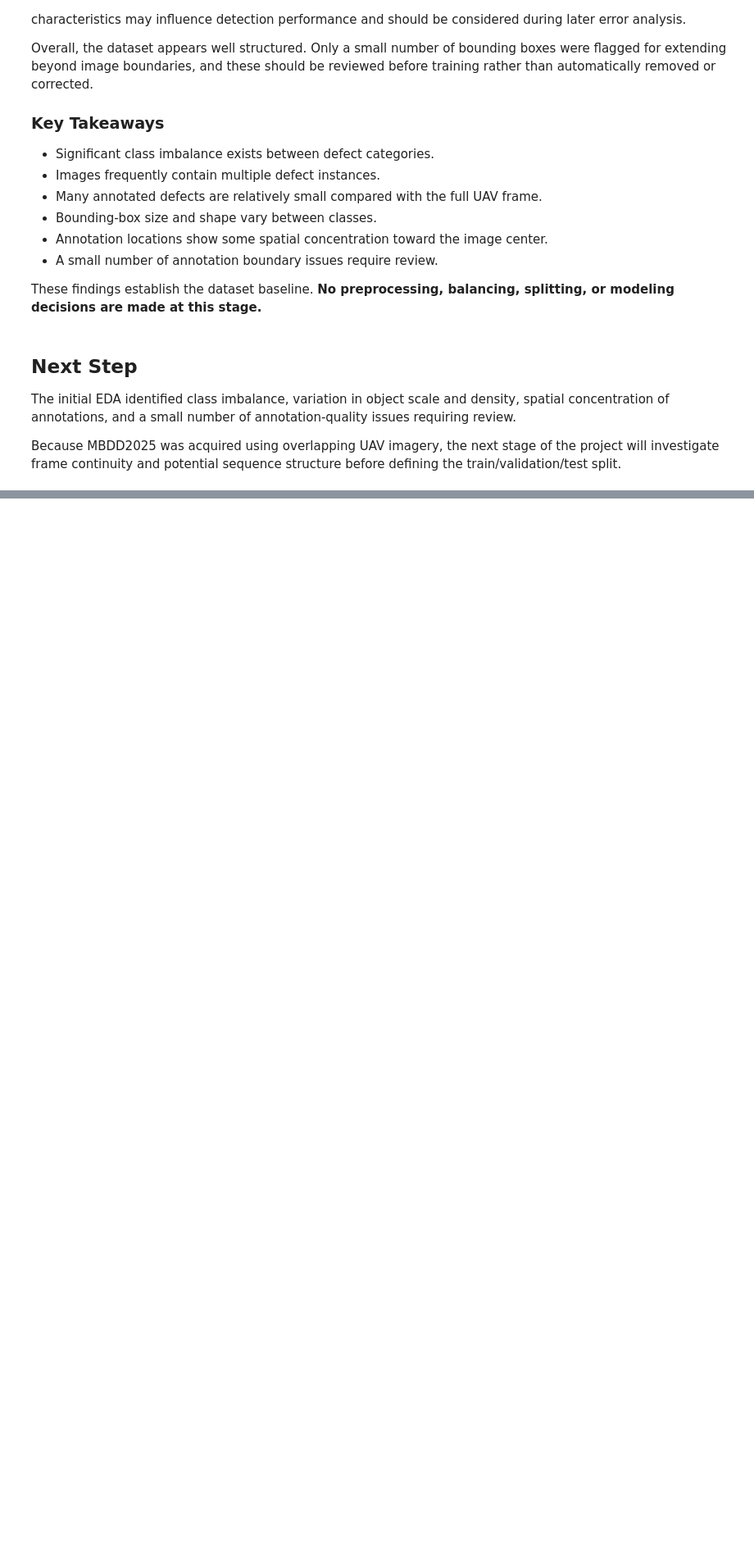
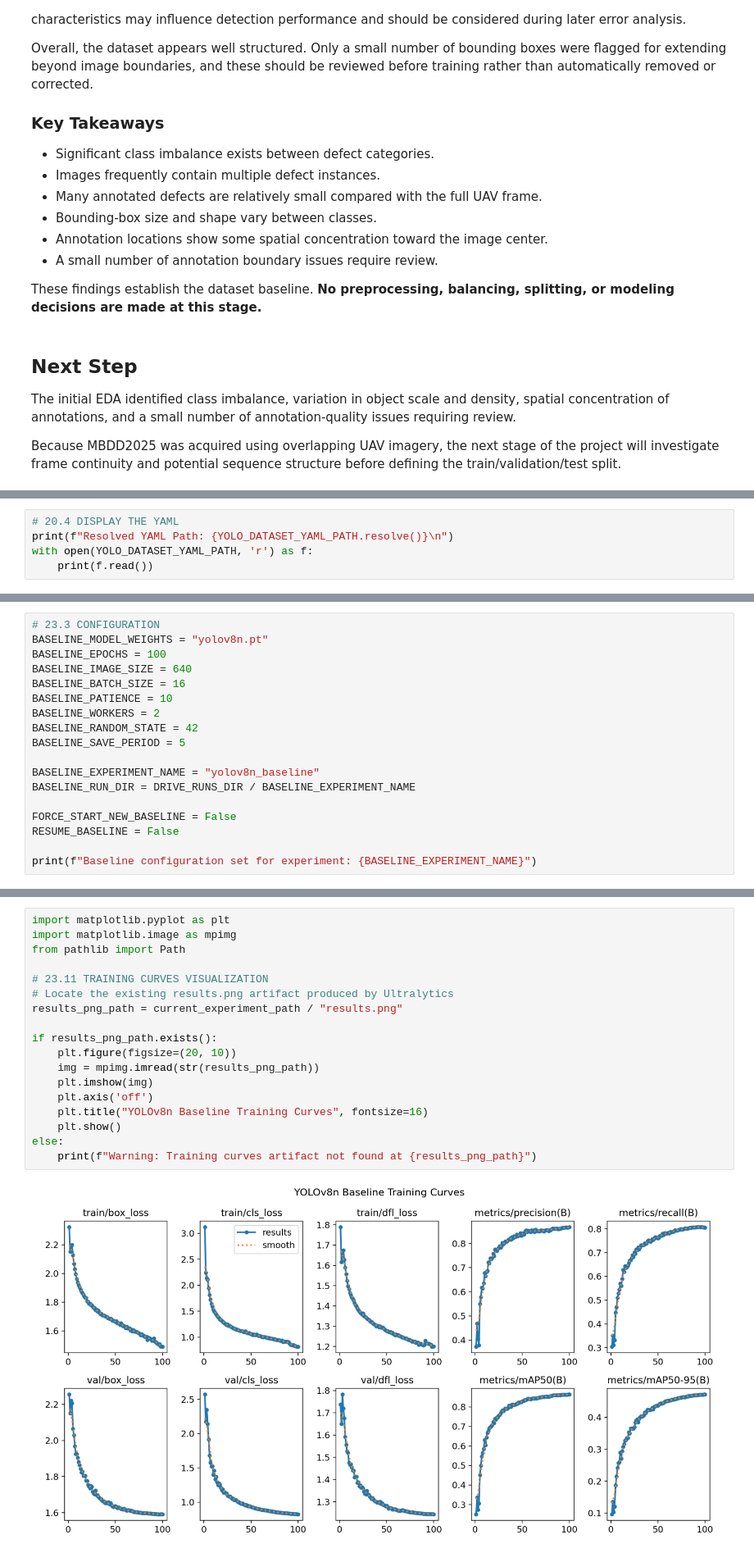
Before and after one commit to Ouriel91/ai-deep-learning-course, a Jupyter notebook: project_02_mbdd2025/project_2_Ouri_Ilya.ipynb, the cells around one changed output, grey strips where cells are left out. Shown at 82% size. Drawn from its saved outputs; the diff is of its cells as text; blank space fills up the shorter version.

```diff
--- a/project_02_mbdd2025/project_2_Ouri_Ilya.ipynb
+++ b/project_02_mbdd2025/project_2_Ouri_Ilya.ipynb
@@ -645,0 +1929,5 @@ Because MBDD2025 was acquired using overlapping UAV imagery, the next stage of t
+# %%
+# 20.4 DISPLAY THE YAML
+print(f"Resolved YAML Path: {YOLO_DATASET_YAML_PATH.resolve()}\n")
+with open(YOLO_DATASET_YAML_PATH, 'r') as f:
+    print(f.read())
@@ -645,0 +2446,18 @@ Because MBDD2025 was acquired using overlapping UAV imagery, the next stage of t
+# %%
+# 23.3 CONFIGURATION
+BASELINE_MODEL_WEIGHTS = "yolov8n.pt"
+BASELINE_EPOCHS = 100
+BASELINE_IMAGE_SIZE = 640
+BASELINE_BATCH_SIZE = 16
+BASELINE_PATIENCE = 10
+BASELINE_WORKERS = 2
+BASELINE_RANDOM_STATE = 42
+BASELINE_SAVE_PERIOD = 5
+
+BASELINE_EXPERIMENT_NAME = "yolov8n_baseline"
+BASELINE_RUN_DIR = DRIVE_RUNS_DIR / BASELINE_EXPERIMENT_NAME
+
+FORCE_START_NEW_BASELINE = False
+RESUME_BASELINE = False
+
+print(f"Baseline configuration set for experiment: {BASELINE_EXPERIMENT_NAME}")
@@ -645,0 +2671,20 @@ Because MBDD2025 was acquired using overlapping UAV imagery, the next stage of t
+# %%
+import matplotlib.pyplot as plt
+import matplotlib.image as mpimg
+from pathlib import Path
+
+# 23.11 TRAINING CURVES VISUALIZATION
+# Locate the existing results.png artifact produced by Ultralytics
+results_png_path = current_experiment_path / "results.png"
+
+if results_png_path.exists():
+    plt.figure(figsize=(20, 10))
+    img = mpimg.imread(str(results_png_path))
+    plt.imshow(img)
+    plt.axis('off')
+    plt.title("YOLOv8n Baseline Training Curves", fontsize=16)
+    plt.show()
+else:
+    print(f"Warning: Training curves artifact not found at {results_png_path}")
+# %% [output]
+[figure, added]
```
Also changed, not shown: parts of 86 cells of this notebook.
